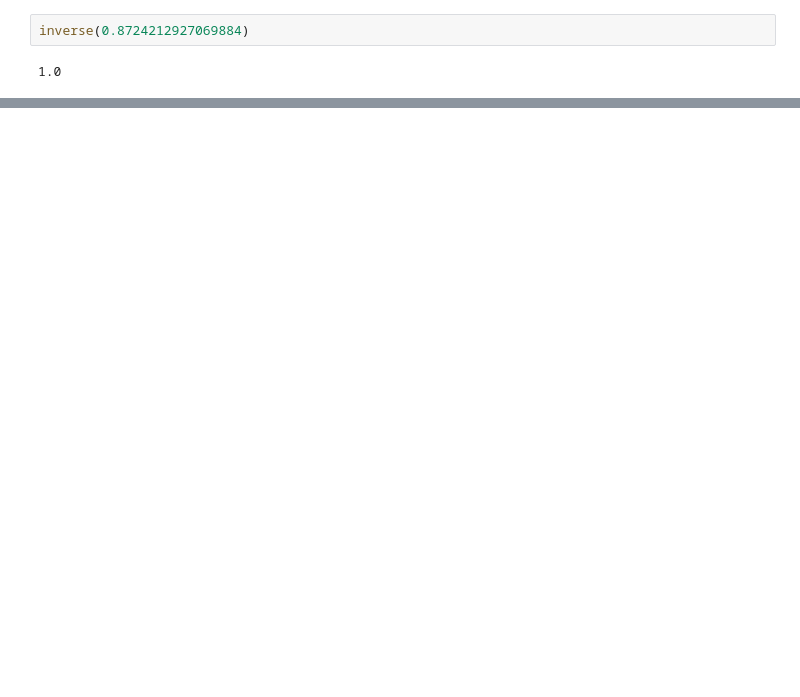
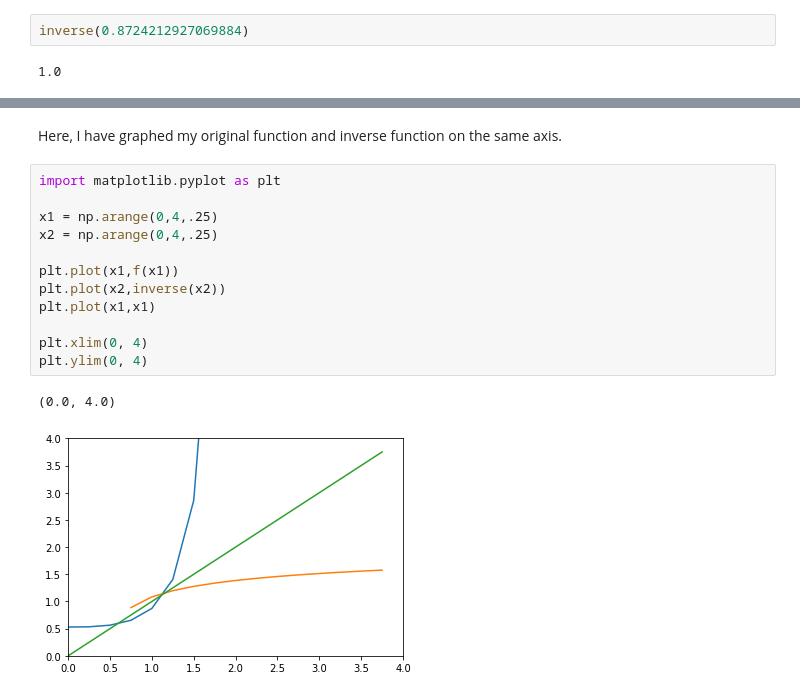
Before and after one commit to floydid/DiscreteMath, a Jupyter notebook: ProjectTemplate.ipynb, the cells around one changed output, grey strips where cells are left out. Saved outputs shown, nothing was run; the diff lists cells and outputs as text; blank space fills up the shorter version.

```diff
--- a/ProjectTemplate.ipynb
+++ b/ProjectTemplate.ipynb
@@ -211,0 +218,17 @@ plt.plot(x,inverse(x))
+# %% [markdown]
+Here, I have graphed my original function and inverse function on the same axis.
+# %%
+import matplotlib.pyplot as plt
+
+x1 = np.arange(0,4,.25)
+x2 = np.arange(0,4,.25)
+
+plt.plot(x1,f(x1))
+plt.plot(x2,inverse(x2))
+plt.plot(x1,x1)
+
+plt.xlim(0, 4)
+plt.ylim(0, 4)
+# %% [output]
+(0.0, 4.0)
+[figure, added]
```
Also changed, not shown: parts of 13 cells of this notebook.
